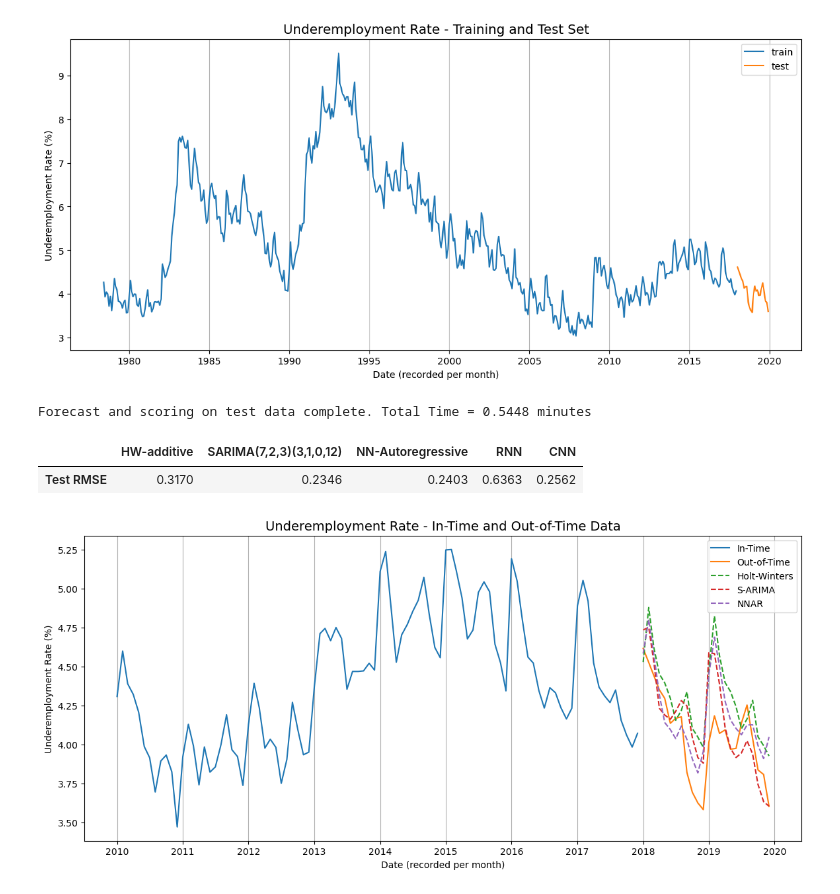
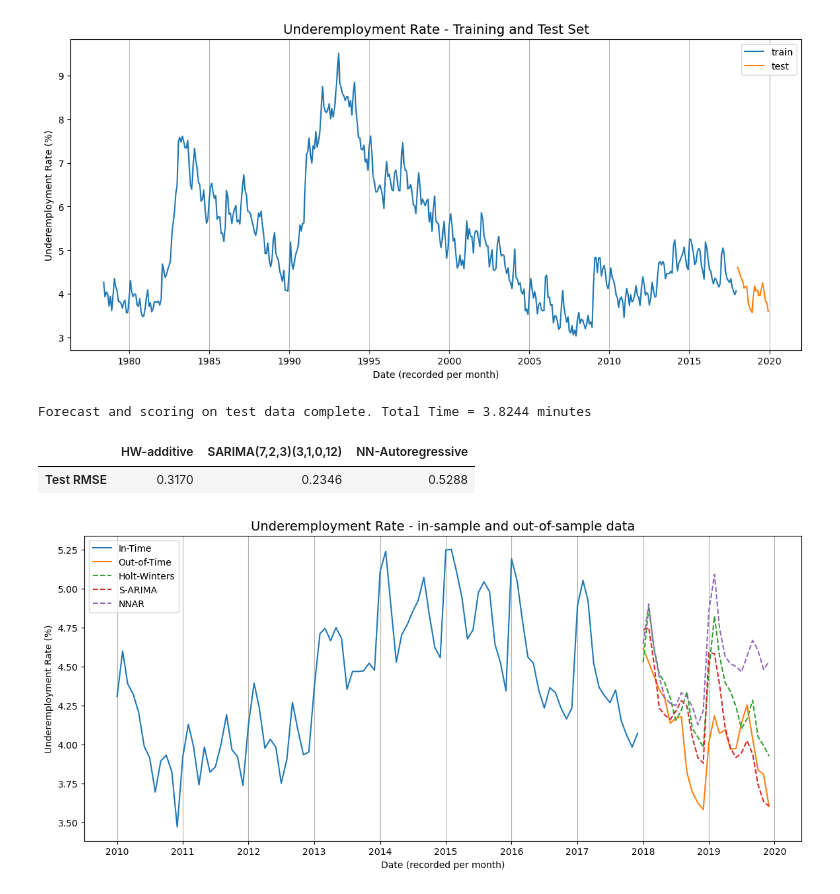
Before and after one commit to DamianChimes/QBUS6840-Predictive-Analytics, a Jupyter notebook: Group_51_Code.ipynb, the cells around one changed output. Saved outputs shown, nothing was run; the diff lists cells and outputs as text; code cells hidden in the pictures.

```diff
--- a/Group_51_Code.ipynb
+++ b/Group_51_Code.ipynb
@@ -2735,7 +2735,7 @@ for i in range(time_window, len(df_ts)):
 X_scaled = np.array(X_scaled).reshape(-1,time_window)
 y_scaled = np.array(y_scaled).reshape(-1,1)
 
-ANN_model.fit(X_scaled, y_scaled, epochs=50, batch_size=24, verbose=0)
+ANN_model.fit(X_scaled, y_scaled, epochs=500, batch_size=1, verbose=0)
 
 ## For 24 step ahead, use next prediction as the input for the next time step
 X_val_scaled = train_scaled[-time_window:].reshape(-1,time_window)
@@ -2753,33 +2753,33 @@ model_test_results['NN-Autoregressive'] = RMSE(df_test, y_preds)
 
 print(f'Forecast and scoring on test data complete. Total Time = {(time.time()-fold_time)/60:.4f} minutes')
 # %% [output]
-Forecast and scoring on test data complete. Total Time = 0.5448 minutes
+Forecast and scoring on test data complete. Total Time = 3.8244 minutes
 # %%
 pd.DataFrame(model_test_results, index=['Test RMSE']).style.format(precision=4)
 # %% [output]
-|  | HW-additive | SARIMA(7,2,3)(3,1,0,12) | NN-Autoregressive | RNN | CNN |
-| Test RMSE | 0.3170 | 0.2346 | 0.2403 | 0.6363 | 0.2562 |
+|  | HW-additive | SARIMA(7,2,3)(3,1,0,12) | NN-Autoregressive |
+| Test RMSE | 0.3170 | 0.2346 | 0.5288 |
 # %%
 # load test data and prepare in the same was as the training set
 df_test = pd.read_csv('UnderemploymentRate_OutofSample.csv')
 df_test['Date'] = pd.to_datetime(df_test['Date'], format="%d/%m/%Y")
 df_test = df_test.set_index('Date')
 df_test.index.freq = 'MS'
 
 # Plot the training dataset
 plt.figure(figsize=(14,6))
-plt.title('Underemployment Rate - In-Time and Out-of-Time Data', fontsize=14)
+plt.title('Underemployment Rate - in-sample and out-of-sample data', fontsize=14)
 plt.xlabel('Date (recorded per month)', fontsize=10)
 plt.ylabel('Underemployment Rate (%)', fontsize=10)
 
 plt.gca().xaxis.grid(True)
 plt.plot(df_ts['2010':], label='In-Time')
 plt.plot(df_test, label='Out-of-Time')
 plt.plot(df_test.index, model_test_preds['HW-additive'], linestyle='dashed', label='Holt-Winters')
 plt.plot(df_test.index, model_test_preds['SARIMA(7,2,3)(3,1,0,12)'], linestyle='dashed', label='S-ARIMA')
 plt.plot(df_test.index, model_test_preds['NN-Autoregressive'], linestyle='dashed', label='NNAR')
 
 plt.legend()
 plt.show()
 # %% [output]
-[figure, old version]
+[figure, new version]
```
Also changed, not shown: parts of 10 cells of this notebook.
